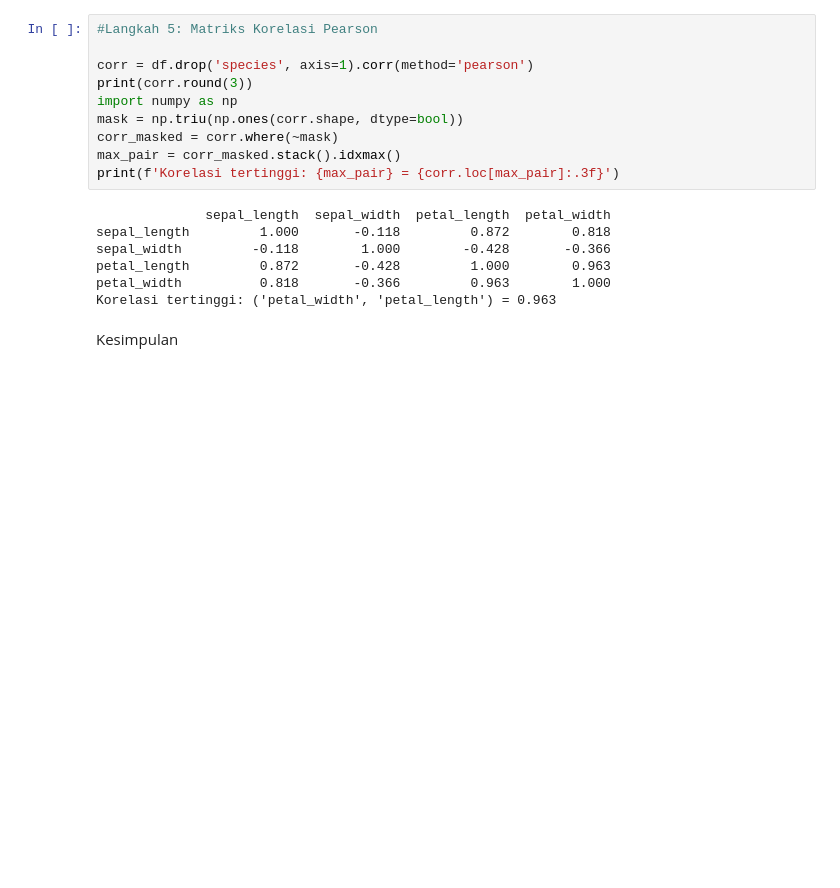
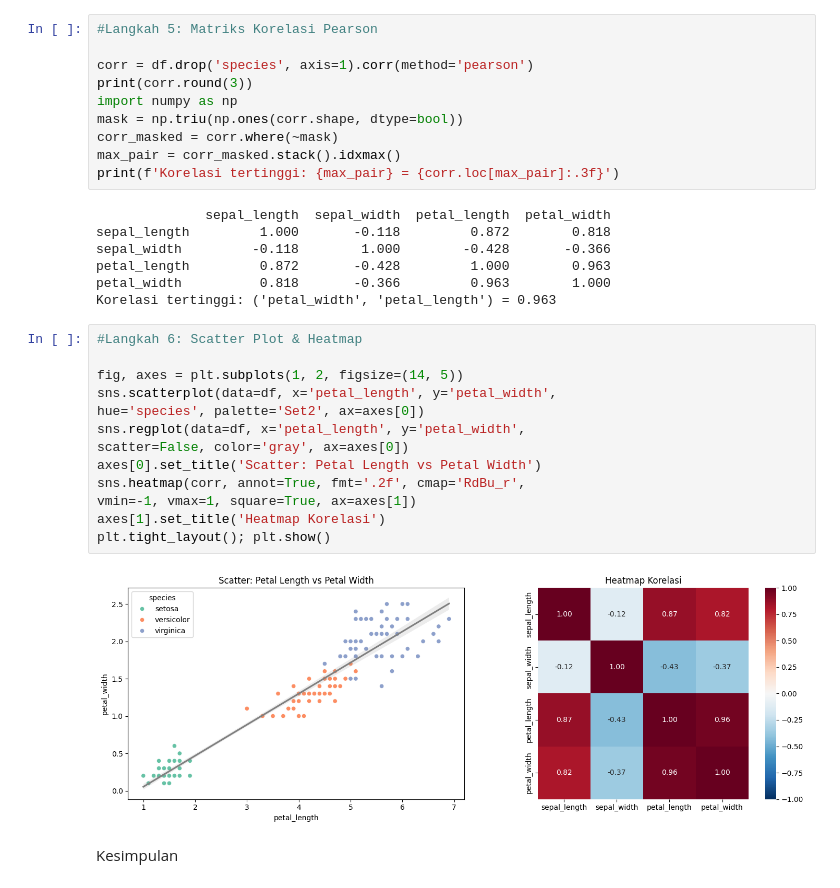
Before and after one commit to muhlis-id/Data-Science_240401010197_Muhlis, a Jupyter notebook: Pertemuan04_Muhlis_240401010197.ipynb, the cells around one changed output. Saved outputs shown, nothing was run; the diff lists cells and outputs as text; blank space fills up the shorter version.

Commit message:
Langkah 6: Scatter Plot & Heatmap

```diff
--- a/Pertemuan04_Muhlis_240401010197.ipynb
+++ b/Pertemuan04_Muhlis_240401010197.ipynb
@@ -116,5 +116,20 @@ sepal_width         -0.118        1.000        -0.428       -0.366
 petal_length         0.872       -0.428         1.000        0.963
 petal_width          0.818       -0.366         0.963        1.000
 Korelasi tertinggi: ('petal_width', 'petal_length') = 0.963
+# %%
+#Langkah 6: Scatter Plot & Heatmap
+
+fig, axes = plt.subplots(1, 2, figsize=(14, 5))
+sns.scatterplot(data=df, x='petal_length', y='petal_width',
+hue='species', palette='Set2', ax=axes[0])
+sns.regplot(data=df, x='petal_length', y='petal_width',
+scatter=False, color='gray', ax=axes[0])
+axes[0].set_title('Scatter: Petal Length vs Petal Width')
+sns.heatmap(corr, annot=True, fmt='.2f', cmap='RdBu_r',
+vmin=-1, vmax=1, square=True, ax=axes[1])
+axes[1].set_title('Heatmap Korelasi')
+plt.tight_layout(); plt.show()
+# %% [output]
+[figure, added]
 # %% [markdown]
 Kesimpulan
```
